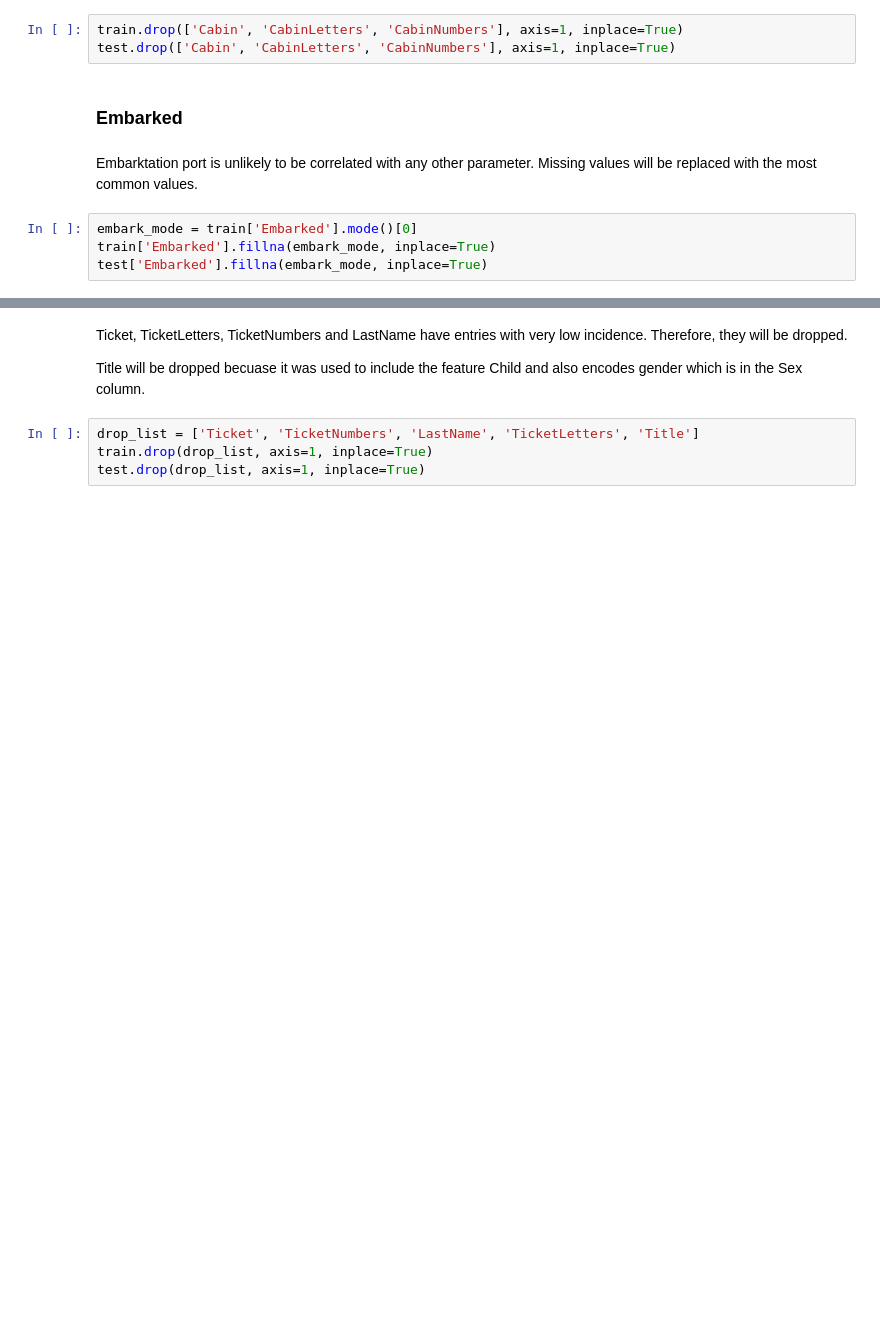
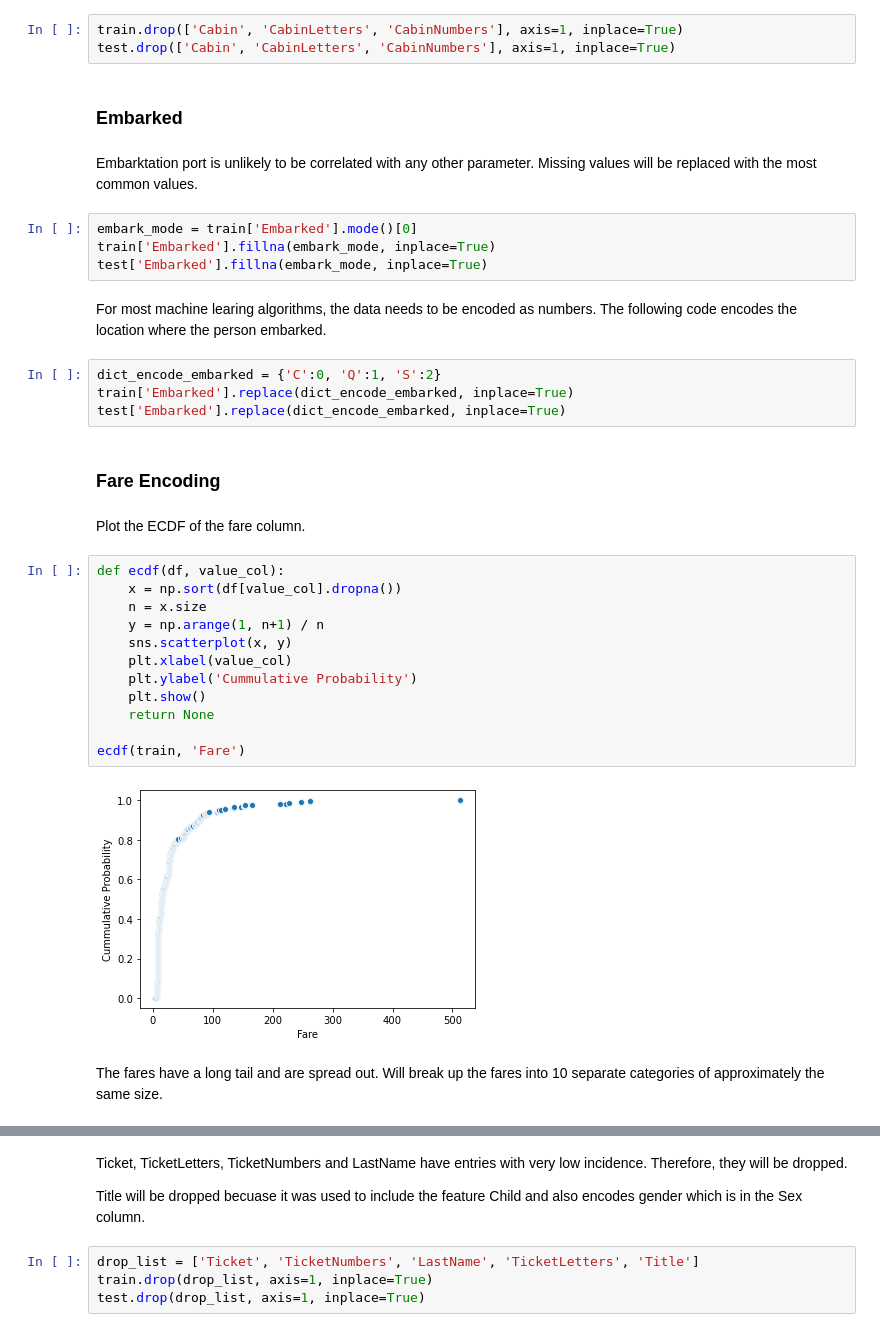
Before and after one commit to robertghennessy/Kaggle-Titanic, a Jupyter notebook: Titianic_Jupyter_v2.ipynb, the cells around one changed output, grey strips where cells are left out. Saved outputs shown, nothing was run; the diff lists cells and outputs as text; blank space fills up the shorter version.

```diff
--- a/Titianic_Jupyter_v2.ipynb
+++ b/Titianic_Jupyter_v2.ipynb
@@ -539,3 +547,29 @@ Embarktation port is unlikely to be correlated with any other parameter. Missing
 embark_mode = train['Embarked'].mode()[0]
 train['Embarked'].fillna(embark_mode, inplace=True)
 test['Embarked'].fillna(embark_mode, inplace=True)
+# %% [markdown]
+For most machine learing algorithms, the data needs to be encoded as numbers. The following code encodes the location where the person embarked.
+# %%
+dict_encode_embarked = {'C':0, 'Q':1, 'S':2}
+train['Embarked'].replace(dict_encode_embarked, inplace=True)
+test['Embarked'].replace(dict_encode_embarked, inplace=True)
+# %% [markdown]
+### Fare Encoding ###
+# %% [markdown]
+Plot the ECDF of the fare column.
+# %%
+def ecdf(df, value_col):
+    x = np.sort(df[value_col].dropna())
+    n = x.size
+    y = np.arange(1, n+1) / n
+    sns.scatterplot(x, y)
+    plt.xlabel(value_col)
+    plt.ylabel('Cummulative Probability')
+    plt.show()
+    return None
+
+ecdf(train, 'Fare')
+# %% [output]
+[figure, added]
+# %% [markdown]
+The fares have a long tail and are spread out. Will break up the fares into 10 separate categories of approximately the same size.
```
Also changed, not shown: parts of 52 cells of this notebook.
